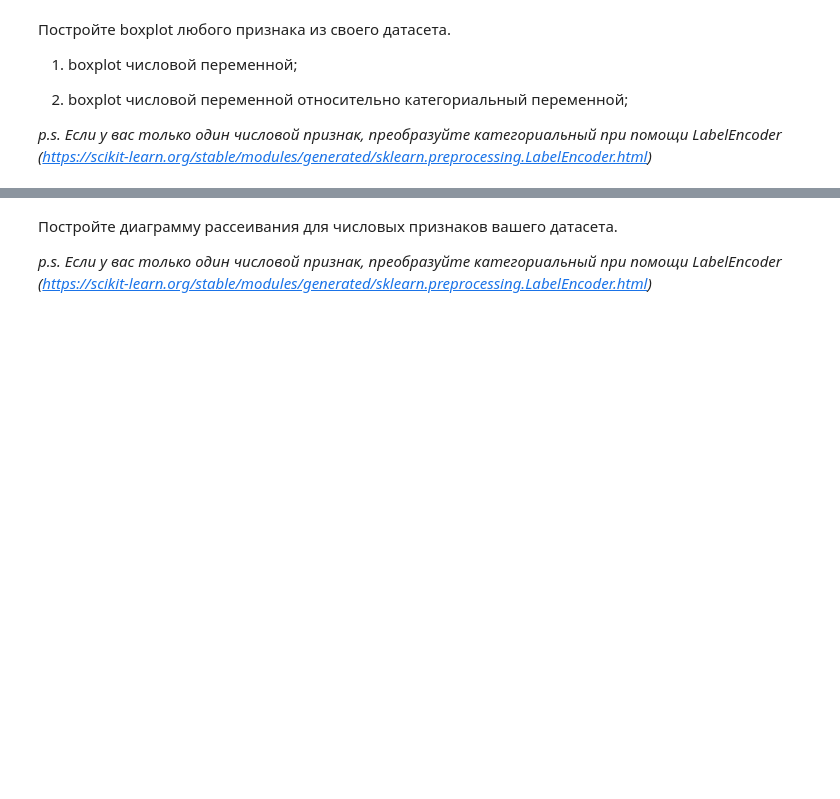
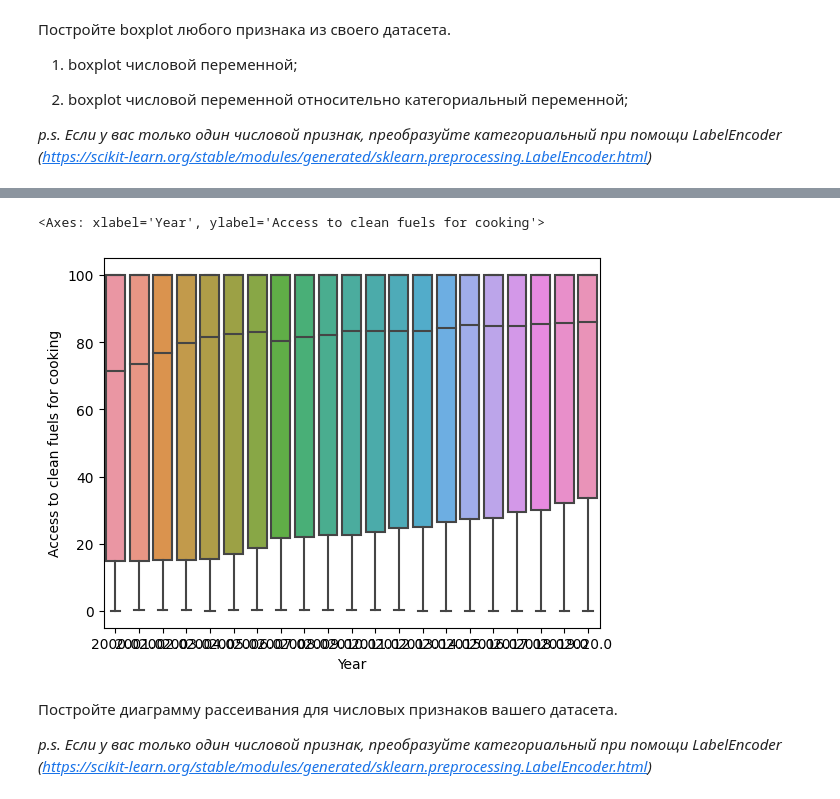
Before and after one commit to VOL-EM2024/mo, a Jupyter notebook: Задание_2.ipynb, the cells around one changed output, grey strips where cells are left out. Saved outputs shown, nothing was run; the diff lists cells and outputs as text; code cells hidden in the pictures; blank space fills up the shorter version.

```diff
--- a/Задание_2.ipynb
+++ b/Задание_2.ipynb
@@ -105,3 +125,8 @@ Example: видим, что среднее и отклонение различ
+# %%
+sns.boxplot(x = 'Year', y = 'Access to clean fuels for cooking', data=df)
+# %% [output]
+<Axes: xlabel='Year', ylabel='Access to clean fuels for cooking'>
+[figure, added]
 # %% [markdown]
 Постройте диаграмму рассеивания для числовых признаков вашего датасета.
 
```
Also changed, not shown: parts of 16 cells of this notebook.
